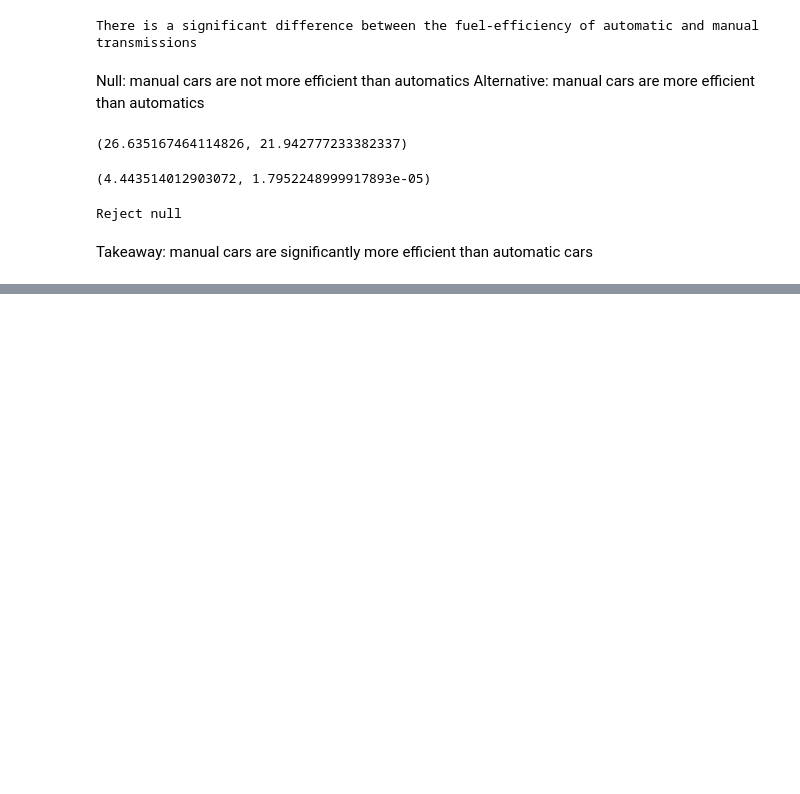
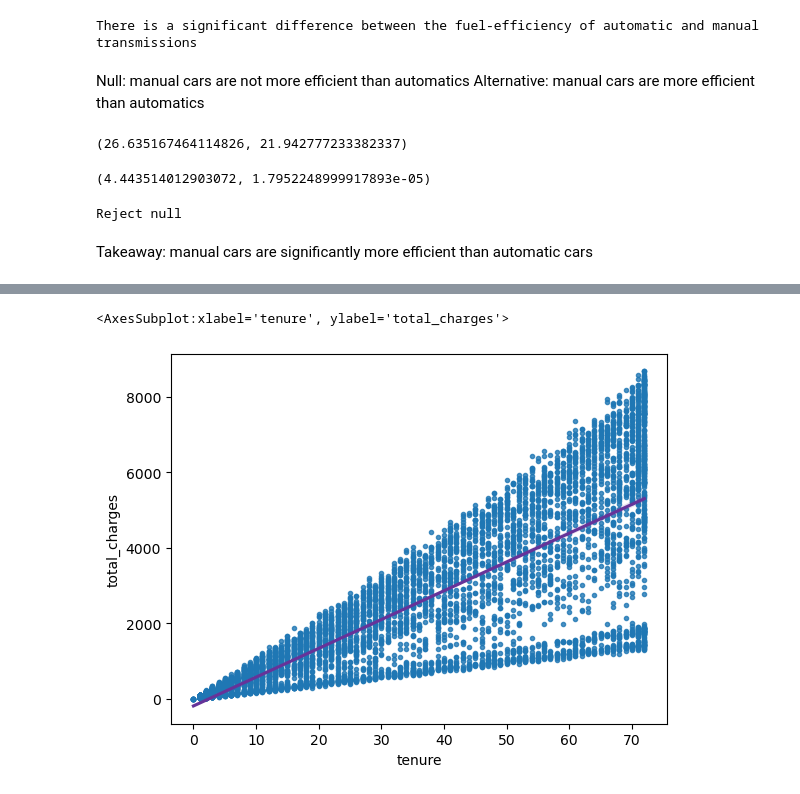
Before and after one commit to heywood95/statistics-exercises, a Jupyter notebook: hypothesis_testing.ipynb, the cells around one changed output, grey strips where cells are left out. Drawn from its saved outputs; the diff is of its cells as text; code cells hidden in the pictures; blank space fills up the shorter version.

```diff
--- a/hypothesis_testing.ipynb
+++ b/hypothesis_testing.ipynb
@@ -389,0 +537,17 @@ Takeaway: manual cars are significantly more efficient than automatic cars
+# %%
+alpha = .05
+
+# select the data
+ttl_charges_df = df[['tenure', 'total_charges']]
+
+# look at a summary of the dataframe
+#ttl_charges_df.info()
+
+# try to find the data errors
+ttl_charges_df.total_charges.sort_values()
+
+# convert the empty space to '0' by replacing the spaces with a '0' we eliminate the null and then turn the string to a float using the .astype method.
+ttl_charges_df['total_charges'] = ttl_charges_df['total_charges'].str.replace(' ', '0').astype('float')
+
+# confirm our datatypes
+ttl_charges_df.info()
@@ -389,0 +569,6 @@ Takeaway: manual cars are significantly more efficient than automatic cars
+# %%
+# plot the data
+sns.regplot(x='tenure', y='total_charges', data = ttl_charges_df, marker='.', line_kws = {'color': 'rebeccapurple'})
+# %% [output]
+<AxesSubplot:xlabel='tenure', ylabel='total_charges'>
+[figure, added]
```
Also changed, not shown: parts of 89 cells of this notebook.
